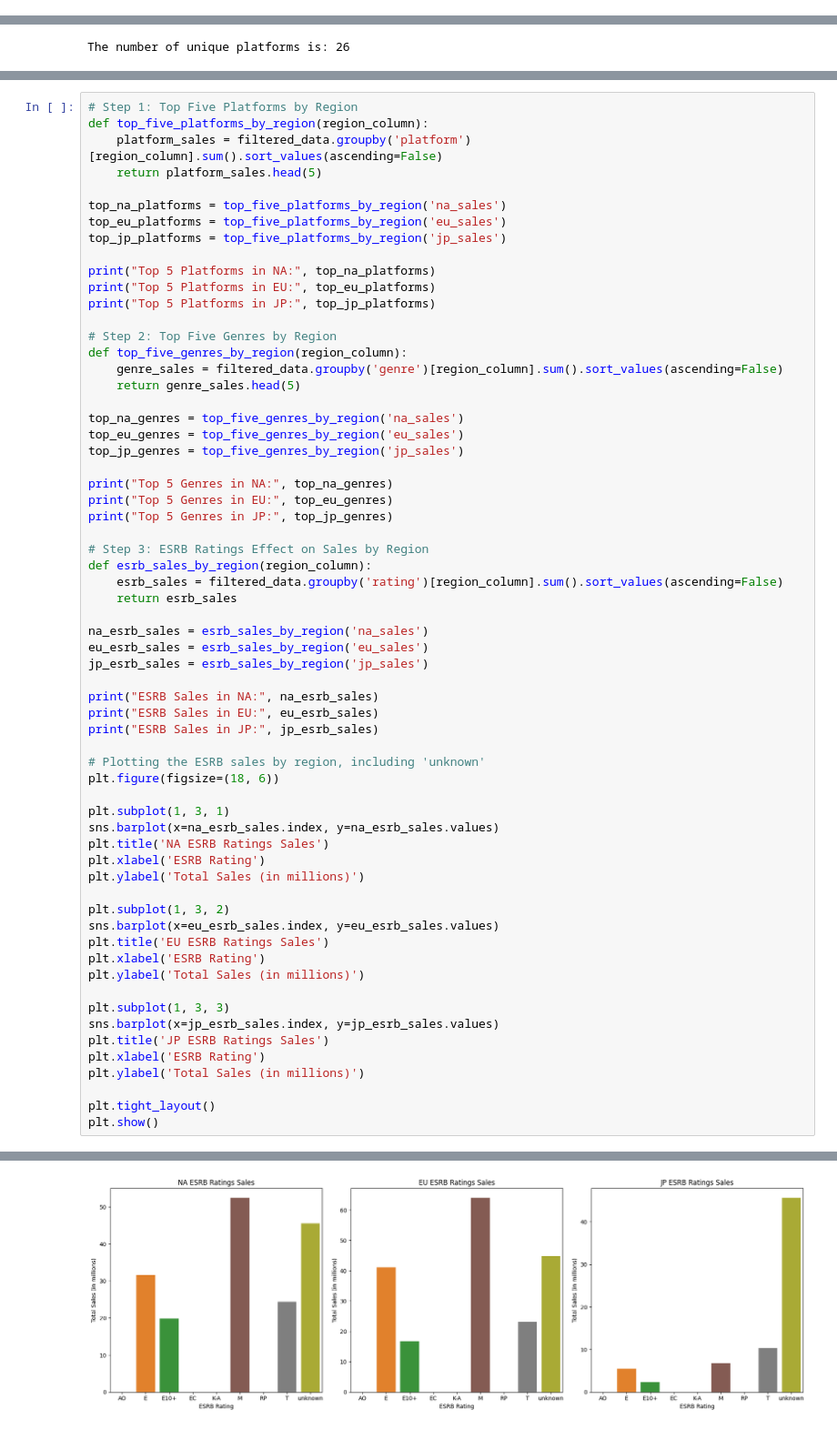
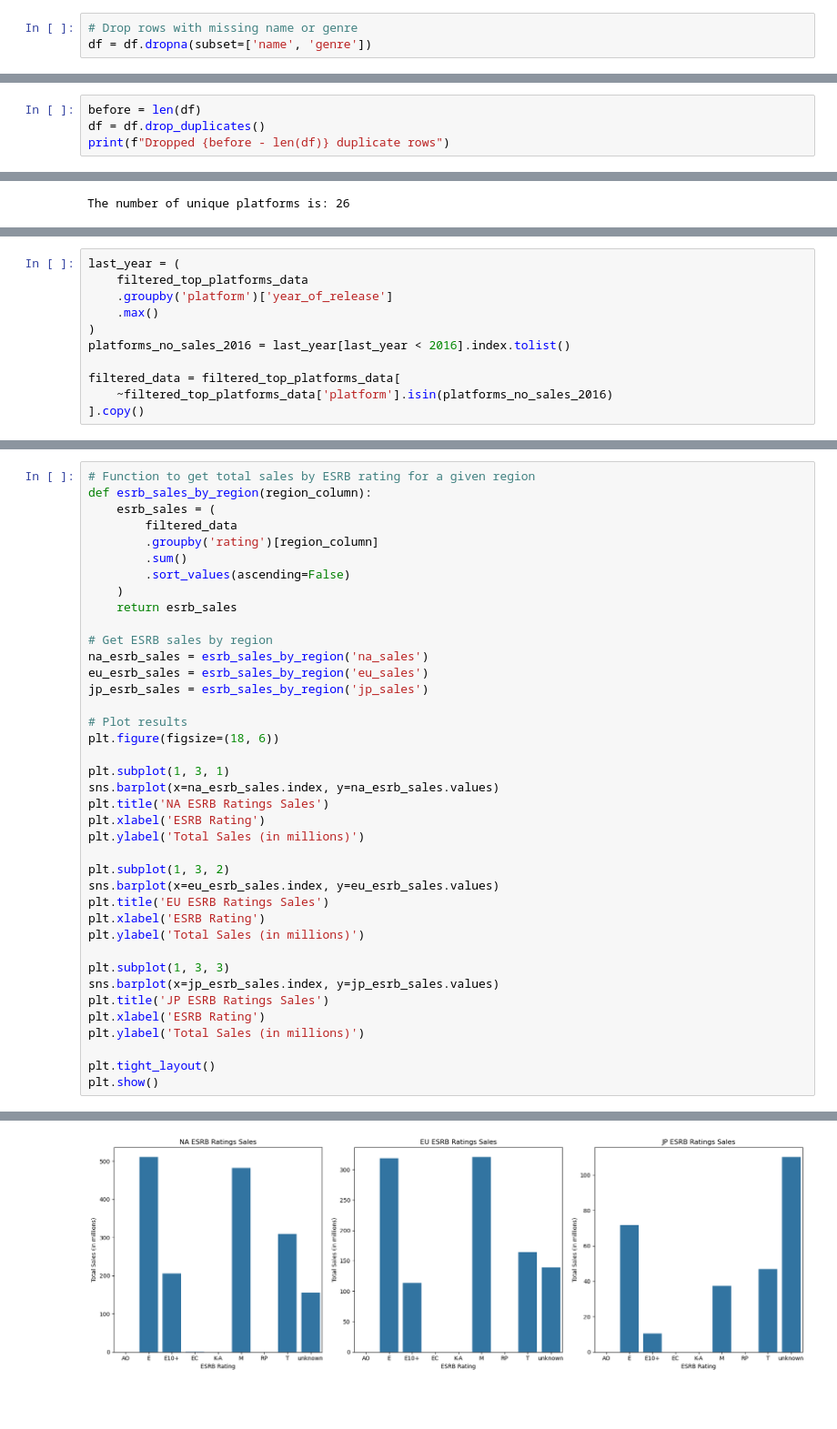
Before and after one commit to joecre/video-game-sales-analysis, a Jupyter notebook: video_game_sales_analysis.ipynb, the cells around one changed output, grey strips where cells are left out. Shown at 91% size. Saved outputs shown, nothing was run; the diff lists cells and outputs as text; blank space fills up the shorter version.

```diff
--- a/video_game_sales_analysis.ipynb
+++ b/video_game_sales_analysis.ipynb
@@ -117,0 +151,3 @@ dtype: float64
+# %%
+# Drop rows with missing name or genre
+df = df.dropna(subset=['name', 'genre'])
@@ -133,0 +167,4 @@ duplicate
+# %%
+before = len(df)
+df = df.drop_duplicates()
+print(f"Dropped {before - len(df)} duplicate rows")
@@ -528,0 +357,11 @@ Wii critic score correlation (-0.326) indicates a moderate negative correlation
+# %%
+last_year = (
+    filtered_top_platforms_data
+    .groupby('platform')['year_of_release']
+    .max()
+)
+platforms_no_sales_2016 = last_year[last_year < 2016].index.tolist()
+
+filtered_data = filtered_top_platforms_data[
+    ~filtered_top_platforms_data['platform'].isin(platforms_no_sales_2016)
+].copy()
@@ -592,44 +839,20 @@ The genres Action, Shooter, and Sports are the most profitable. Cnnsumer demand
 # %%
-# Step 1: Top Five Platforms by Region
-def top_five_platforms_by_region(region_column):
-    platform_sales = filtered_data.groupby('platform')[region_column].sum().sort_values(ascending=False)
-    return platform_sales.head(5)
-
-top_na_platforms = top_five_platforms_by_region('na_sales')
-top_eu_platforms = top_five_platforms_by_region('eu_sales')
-top_jp_platforms = top_five_platforms_by_region('jp_sales')
-
-print("Top 5 Platforms in NA:", top_na_platforms)
-print("Top 5 Platforms in EU:", top_eu_platforms)
-print("Top 5 Platforms in JP:", top_jp_platforms)
-
-# Step 2: Top Five Genres by Region
-def top_five_genres_by_region(region_column):
-    genre_sales = filtered_data.groupby('genre')[region_column].sum().sort_values(ascending=False)
-    return genre_sales.head(5)
-
-top_na_genres = top_five_genres_by_region('na_sales')
-top_eu_genres = top_five_genres_by_region('eu_sales')
-top_jp_genres = top_five_genres_by_region('jp_sales')
-
-print("Top 5 Genres in NA:", top_na_genres)
-print("Top 5 Genres in EU:", top_eu_genres)
-print("Top 5 Genres in JP:", top_jp_genres)
-
-# Step 3: ESRB Ratings Effect on Sales by Region
+# Function to get total sales by ESRB rating for a given region
 def esrb_sales_by_region(region_column):
-    esrb_sales = filtered_data.groupby('rating')[region_column].sum().sort_values(ascending=False)
+    esrb_sales = (
+        filtered_data
+        .groupby('rating')[region_column]
+        .sum()
+        .sort_values(ascending=False)
+    )
     return esrb_sales
 
+# Get ESRB sales by region
 na_esrb_sales = esrb_sales_by_region('na_sales')
 eu_esrb_sales = esrb_sales_by_region('eu_sales')
 jp_esrb_sales = esrb_sales_by_region('jp_sales')
 
-print("ESRB Sales in NA:", na_esrb_sales)
-print("ESRB Sales in EU:", eu_esrb_sales)
-print("ESRB Sales in JP:", jp_esrb_sales)
-
-# Plotting the ESRB sales by region, including 'unknown'
+# Plot results
 plt.figure(figsize=(18, 6))
 
 plt.subplot(1, 3, 1)
@@ -673 +879 @@ Name: jp_sales, dtype: float64
-[figure, old version]
+[figure, new version]
```
Also changed, not shown: parts of 100 cells of this notebook.
